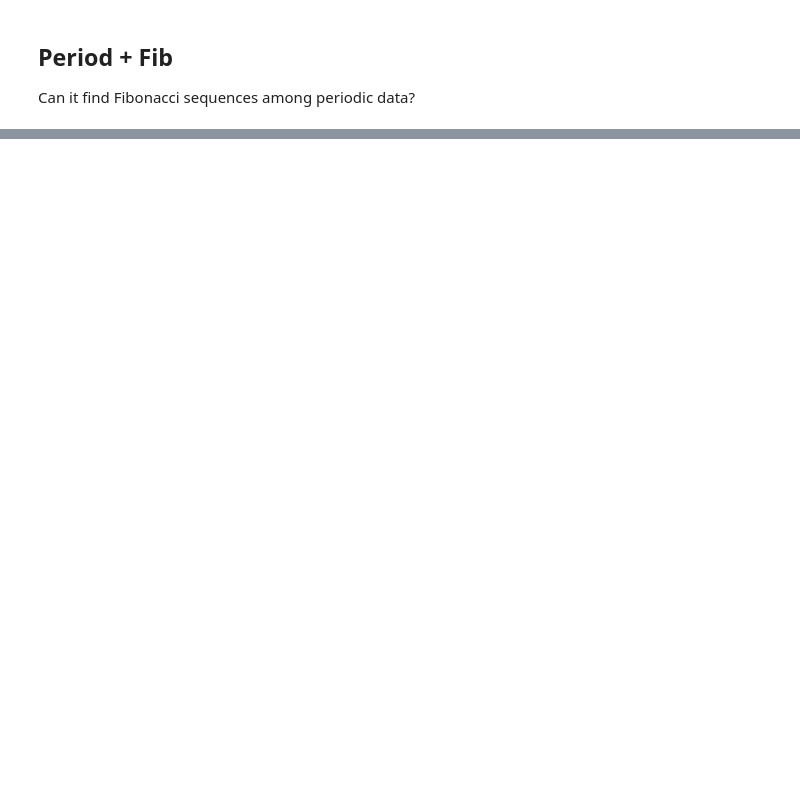
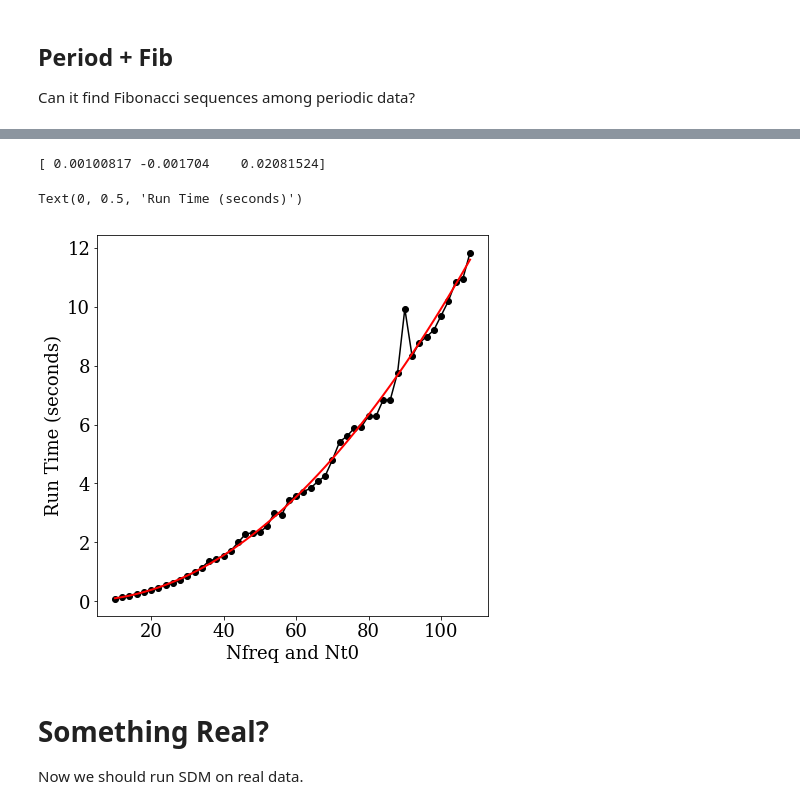
Before and after one commit to StellarCartography/SDM, a Jupyter notebook: code/SDM.ipynb, the cells around one changed output, grey strips where cells are left out. Saved outputs shown, nothing was run; the diff lists cells and outputs as text; code cells hidden in the pictures; blank space fills up the shorter version.

```diff
--- a/code/SDM.ipynb
+++ b/code/SDM.ipynb
@@ -512,0 +552,36 @@ Text(0.5, 1.0, 'Per + Fib Source')
+# %%
+rt = np.zeros(50, dtype=float)
+
+tt = np.cumsum(np.random.rand(1000))
+ff = np.random.randn(len(tt))# + fib_gaus2(tt, tau=2., amp=2, std=0.2, t0=0,)
+ee = np.ones_like(ff)*0.6
+
+NN = np.arange(len(rt))*2. + 10
+
+for k in range(len(rt)):
+    tau_grid = np.linspace(0.1, np.max(tt)/10, NN[k])
+    t0_grid = np.linspace(0, np.max(tt)/3,  NN[k])
+
+    time0 = datetime.datetime.now().timestamp()
+    psd_k = SDM_search(tt, ff, ee, tau_grid, t0_grid)
+    time1 = datetime.datetime.now().timestamp()
+    rt[k] = time1 - time0
+# %%
+plt.figure(figsize=(7,7))
+
+plt.plot(NN,rt, '-o', c='k')
+
+ft = np.polyfit(NN, rt, 2)
+plt.plot(NN, np.polyval(ft,NN), c='r', lw=2, alpha=0.5)
+
+print(ft)
+
+plt.xlabel('Nfreq and Nt0')
+plt.ylabel('Run Time (seconds)')
+# %% [output]
+[ 0.00100817 -0.001704    0.02081524]
+Text(0, 0.5, 'Run Time (seconds)')
+[figure, added]
+# %% [markdown]
+# Something Real?
+Now we should run SDM on real data.
```
Also changed, not shown: parts of 33 cells of this notebook.
